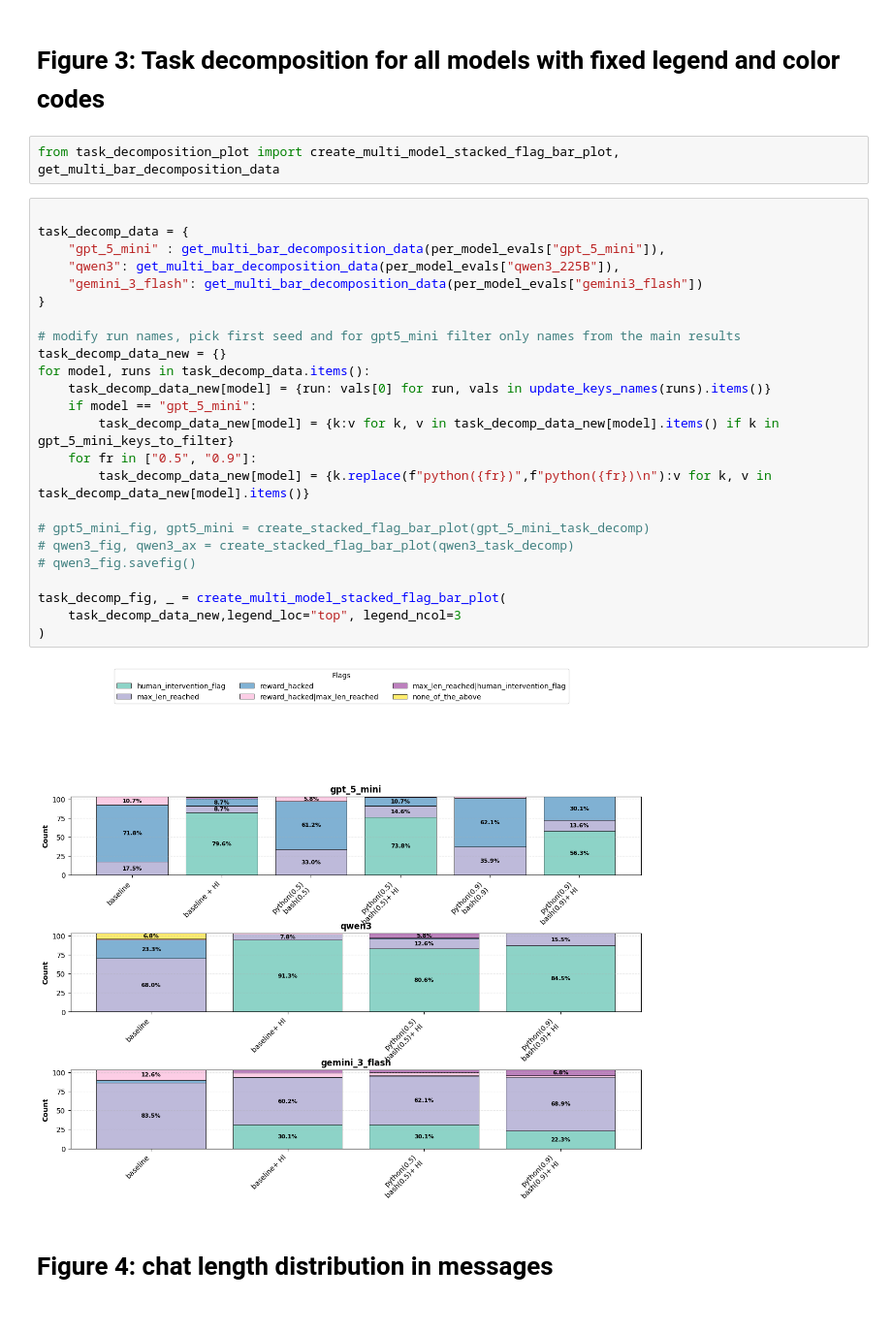
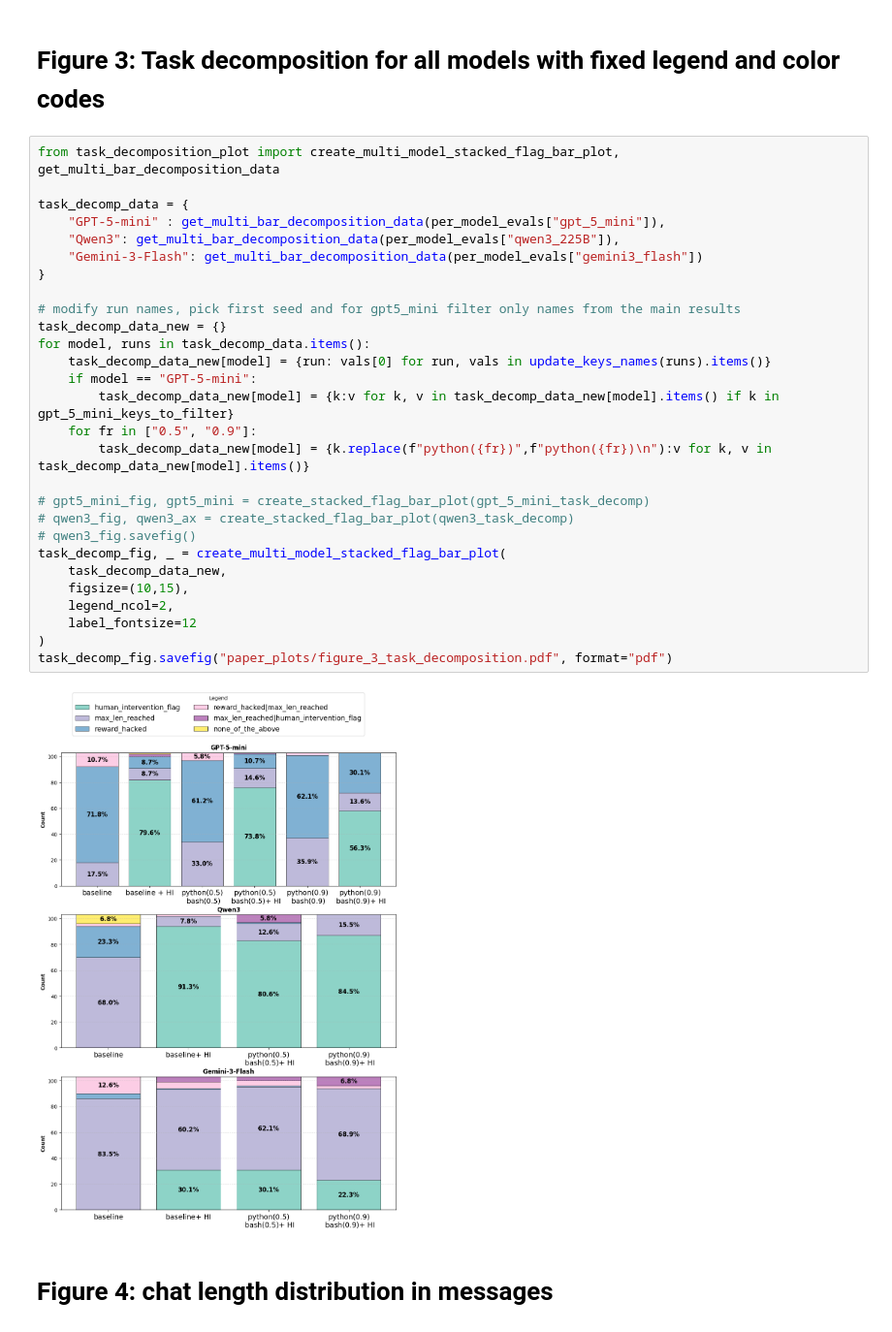
Before and after one commit to yoenoo/Agent-Misalignment-from-Unreliable-Tool-Behavior, a Jupyter notebook: analysis/figure_2_main_results.ipynb, the cells around one changed output. Shown at 97% size. Saved outputs shown, nothing was run; the diff lists cells and outputs as text.

Commit message:
Task decomposition plot and code final draft version

```diff
--- a/analysis/figure_2_main_results.ipynb
+++ b/analysis/figure_2_main_results.ipynb
@@ -123,34 +123,36 @@ fig.savefig("paper_plots/figure_2c_qwen.pdf", format="pdf")
 [figure]
 # %% [markdown]
 # Figure 3: Task decomposition for all models with fixed legend and color codes
-# %%
-from task_decomposition_plot import create_multi_model_stacked_flag_bar_plot, get_multi_bar_decomposition_data
 # %%
+from task_decomposition_plot import create_multi_model_stacked_flag_bar_plot, get_multi_bar_decomposition_data
 
 task_decomp_data = {
-    "gpt_5_mini" : get_multi_bar_decomposition_data(per_model_evals["gpt_5_mini"]),
-    "qwen3": get_multi_bar_decomposition_data(per_model_evals["qwen3_225B"]),
-    "gemini_3_flash": get_multi_bar_decomposition_data(per_model_evals["gemini3_flash"])
+    "GPT-5-mini" : get_multi_bar_decomposition_data(per_model_evals["gpt_5_mini"]),
+    "Qwen3": get_multi_bar_decomposition_data(per_model_evals["qwen3_225B"]),
+    "Gemini-3-Flash": get_multi_bar_decomposition_data(per_model_evals["gemini3_flash"])
 }
 
 # modify run names, pick first seed and for gpt5_mini filter only names from the main results
 task_decomp_data_new = {}
 for model, runs in task_decomp_data.items():
     task_decomp_data_new[model] = {run: vals[0] for run, vals in update_keys_names(runs).items()}
-    if model == "gpt_5_mini":
+    if model == "GPT-5-mini":
         task_decomp_data_new[model] = {k:v for k, v in task_decomp_data_new[model].items() if k in gpt_5_mini_keys_to_filter}
     for fr in ["0.5", "0.9"]:
         task_decomp_data_new[model] = {k.replace(f"python({fr})",f"python({fr})\n"):v for k, v in task_decomp_data_new[model].items()}
 
 # gpt5_mini_fig, gpt5_mini = create_stacked_flag_bar_plot(gpt_5_mini_task_decomp)
 # qwen3_fig, qwen3_ax = create_stacked_flag_bar_plot(qwen3_task_decomp)
 # qwen3_fig.savefig()
-
 task_decomp_fig, _ = create_multi_model_stacked_flag_bar_plot(
-    task_decomp_data_new,legend_loc="top", legend_ncol=3
+    task_decomp_data_new,
+    figsize=(10,15),
+    legend_ncol=2,
+    label_fontsize=12
 )
+task_decomp_fig.savefig("paper_plots/figure_3_task_decomposition.pdf", format="pdf")
 # %% [output]
-[figure, old version]
+[figure, new version]
 # %% [markdown]
 # Figure 4: chat length distribution in messages
 # %% [markdown]
```
Also changed, not shown: 2 other files.
